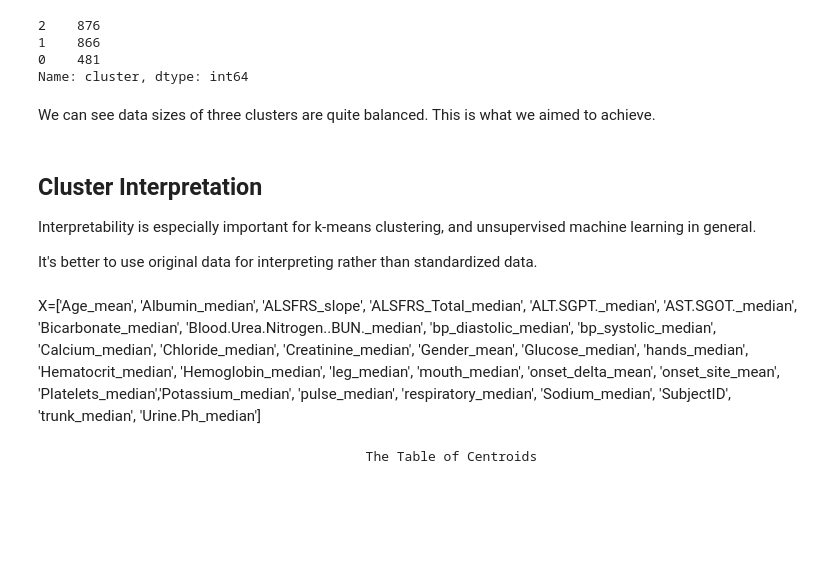
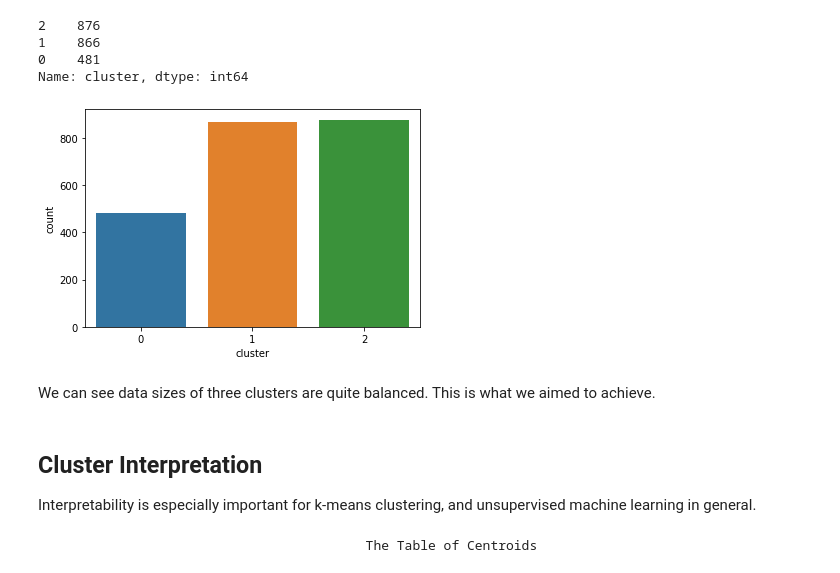
Before and after one commit to HuyenNguyenHelen/INFO-5505---Machine-learning, a Jupyter notebook: HuyenNguyen_Assignment_3.ipynb, the cells around one changed output. Drawn from its saved outputs; the diff is of its cells as text; code cells hidden in the pictures; blank space fills up the shorter version.

```diff
--- a/HuyenNguyen_Assignment_3.ipynb
+++ b/HuyenNguyen_Assignment_3.ipynb
@@ -272,10 +259,14 @@ scaled_data_df['cluster'].value_counts()
 1    866
 0    481
 Name: cluster, dtype: int64
+# %%
+# Plot the cluster sizes
+sns.countplot(x='cluster', data=scaled_data_df)
+plt.show()
+# %% [output]
+[figure, added]
 # %% [markdown]
 We can see data sizes of three clusters are quite balanced. This is what we aimed to achieve.
 # %% [markdown]
 ## Cluster Interpretation
 Interpretability is especially important for k-means clustering, and unsupervised machine learning in general.
-
-It's better to use original data for interpreting rather than standardized data.
@@ -284,5 +273,3 @@ data ['cluster'] = pred
-# %% [markdown]
-X=['Age_mean', 'Albumin_median', 'ALSFRS_slope', 'ALSFRS_Total_median', 'ALT.SGPT._median', 'AST.SGOT._median', 'Bicarbonate_median', 'Blood.Urea.Nitrogen..BUN._median', 'bp_diastolic_median', 'bp_systolic_median', 'Calcium_median', 'Chloride_median', 'Creatinine_median', 'Gender_mean', 'Glucose_median', 'hands_median', 'Hematocrit_median', 'Hemoglobin_median', 'leg_median', 'mouth_median', 'onset_delta_mean', 'onset_site_mean', 'Platelets_median','Potassium_median', 'pulse_median', 'respiratory_median', 'Sodium_median', 'SubjectID', 'trunk_median', 'Urine.Ph_median']
 # %%
 # Print centroids of clusters
 centroids  = kmeans_k3.cluster_centers_
```
Also changed, not shown: parts of 31 cells of this notebook.
